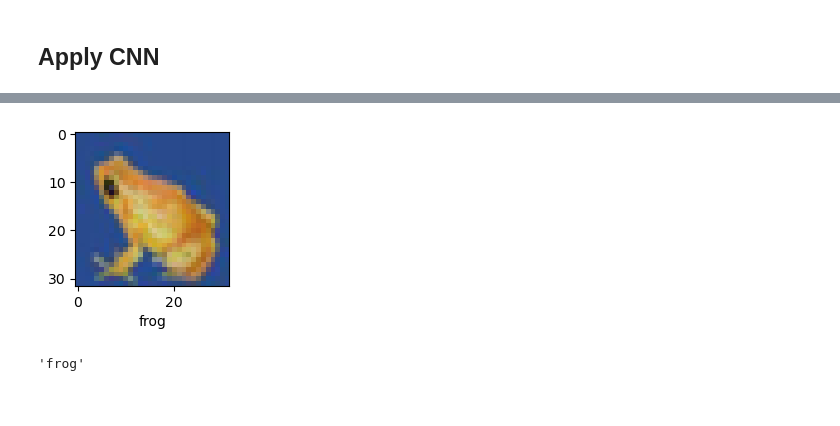
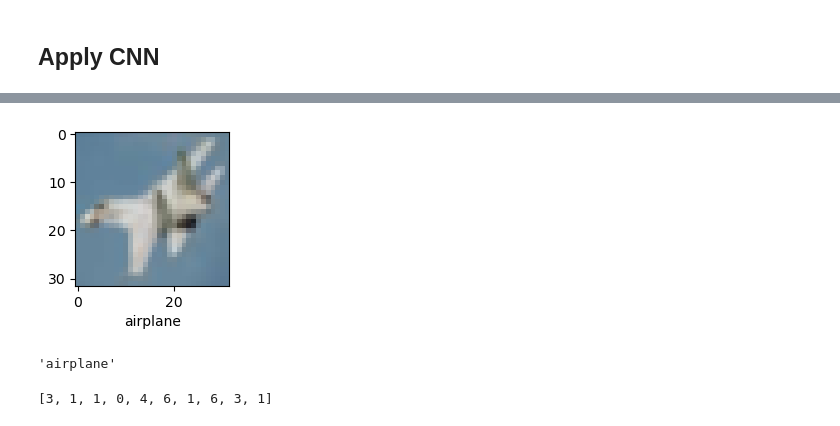
Before and after one commit to ruddropust/Deep-Learning, a Jupyter notebook: CodeBasics/class24_Image classification using CNN.ipynb, the cells around one changed output, grey strips where cells are left out. Cells and saved outputs as stored; diff of their text form; code cells hidden in the pictures.

```diff
--- a/CodeBasics/class24_Image classification using CNN.ipynb
+++ b/CodeBasics/class24_Image classification using CNN.ipynb
@@ -89,14 +87,15 @@ weighted avg       0.51      0.48      0.47     10000
 ## Apply CNN
 # %%
 cnn = models.Sequential([
-    layers.Conv2D(filters=32, kernel_size=(3,3), activation='relu', input_shape=(32, 32, 3)),
-    layers.MaxPooling2D((2,2)),
+    layers.Conv2D(6,kernel_size=(5,5),padding='valid',activation='relu',input_shape=(32,32,3)),
+    layers.AveragePooling2D(pool_size=(2,2),strides=2,padding='valid'),
 
-    layers.Conv2D(filters=64, kernel_size=(3,3), activation='relu'),
-    layers.MaxPooling2D((2,2)),
+    layers.Conv2D(16,kernel_size=(5,5),padding='valid',activation='relu'),
+    layers.AveragePooling2D(pool_size=(2,2),strides=2,padding='valid'),
 
     layers.Flatten(),
-    layers.Dense(64, activation='relu'),
+    layers.Dense(120,activation='relu'),
+    Dense(84,activation='relu'),
     layers.Dense(10, activation='softmax')
 ])
 # %%
@@ -104,6 +103,6 @@ cnn.compile(optimizer='adam',
               loss='sparse_categorical_crossentropy',
               metrics=['accuracy'])
 # %%
-cnn.fit(x_train, y_train, epochs=10)
+cnn.fit(x_train, y_train, epochs=10,validation_data=(x_test,y_test))
 # %% [output]
 Epoch 1/10
@@ -159,8 +165,13 @@ weighted avg       0.70      0.70      0.69     10000
 # %%
-plot_sample(x_test, y_test.flatten(), 1245)
+plot_sample(x_test, y_test.flatten(), 10)
 # %% [output]
-[figure, old version]
+[figure, new version]
 # %%
-classes[y_pred_classes[1245]]
+classes[y_pred_classes[10]]
 # %% [output]
-'frog'
+'airplane'
+# %%
+y_classes = [np.argmax(element) for element in y_pred]
+y_classes[:10]
+# %% [output]
+[3, 1, 1, 0, 4, 6, 1, 6, 3, 1]
```
Also changed, not shown: parts of 9 cells of this notebook.
